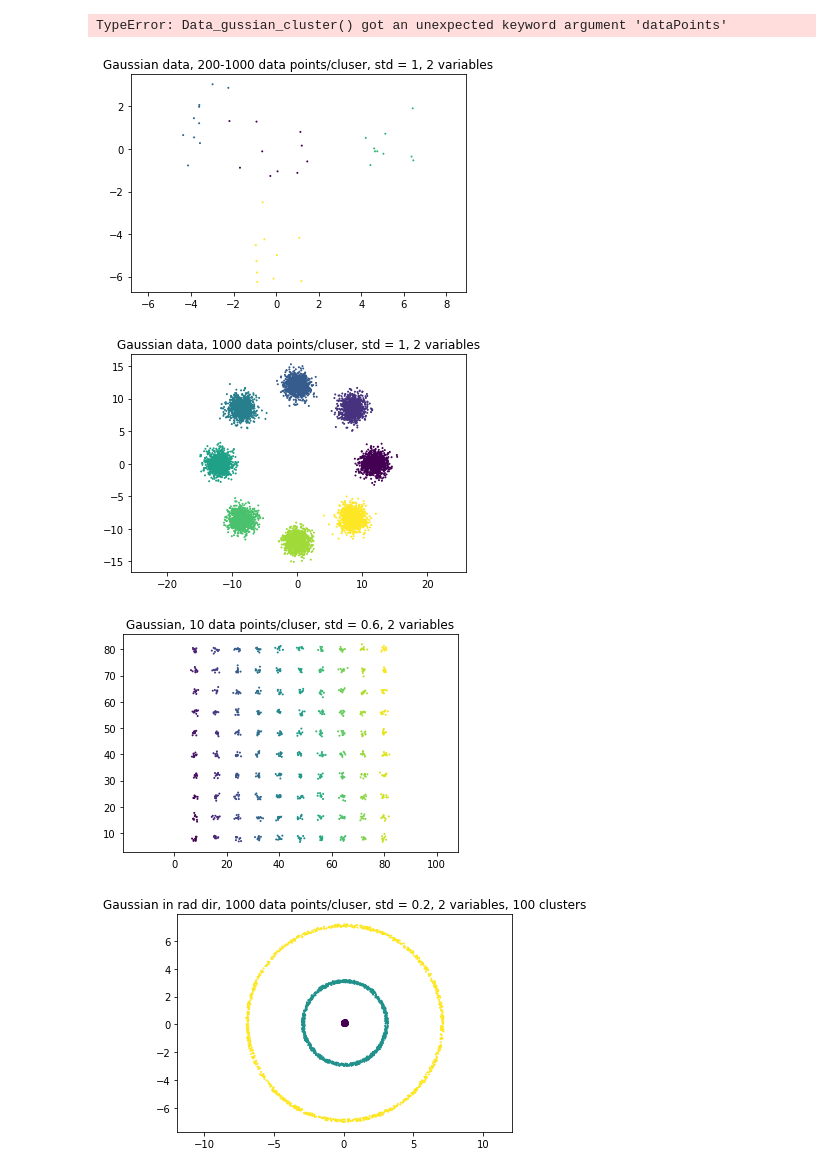
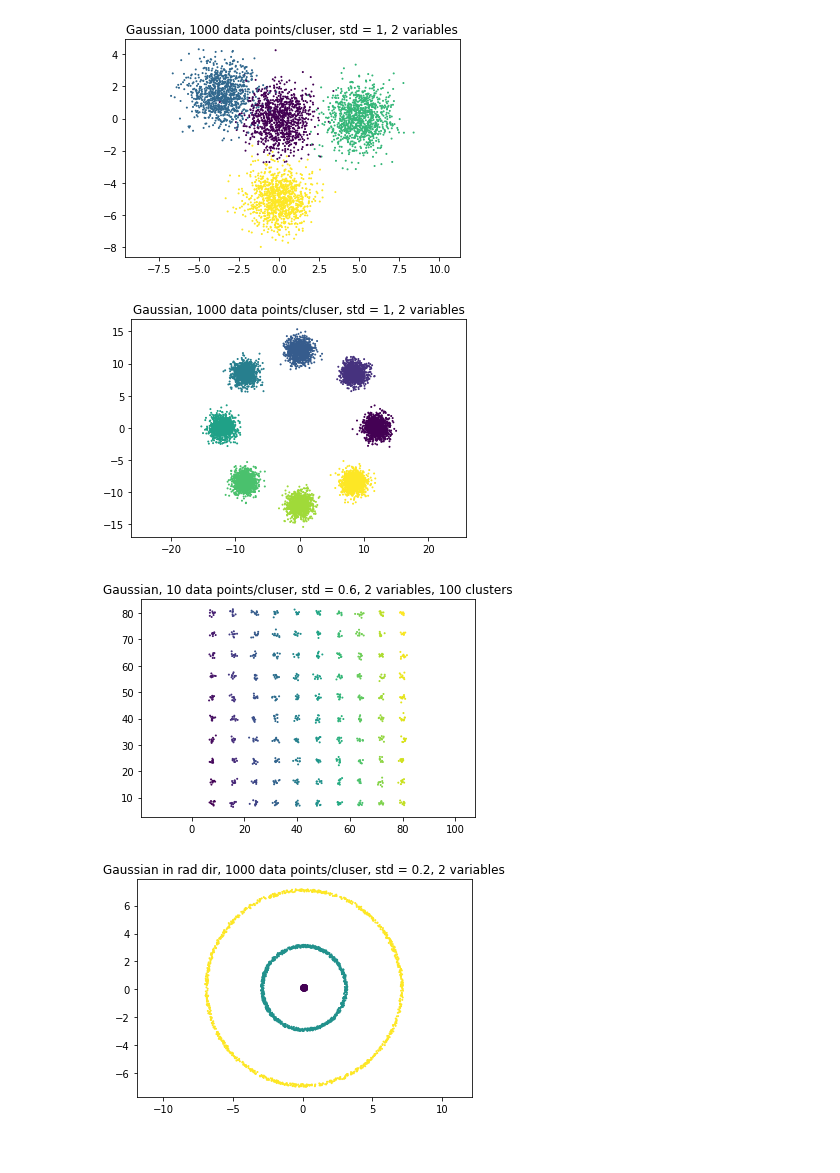
Before and after one commit to edforsberg/MME440_Project2, a Jupyter notebook: ErikF_BIC_Method.ipynb, the cells around one changed output. Saved outputs shown, nothing was run; the diff lists cells and outputs as text; code cells hidden in the pictures.

Commit message:
added figures

```diff
--- a/ErikF_BIC_Method.ipynb
+++ b/ErikF_BIC_Method.ipynb
@@ -12,7 +12,7 @@ import warnings
 warnings.filterwarnings('ignore')
 from mpl_toolkits.mplot3d import Axes3D
 # %%
-data1, c1 = df.Data_gussian_cluster(dataPoints = [200, 500, 800, 1000])
+data1, c1 = df.Data_gussian_cluster(nr_data_points = 1000)
 data2, c2 = df.Data_separated_clusters()
 data3, c3 = df.Gaussian_cluster_grid(grid_size=10, scale=8, nr_data_points=10, sigma=0.6)
 data4, c4 = df.ThreeCirclesData()
@@ -20,36 +20,34 @@ data4, c4 = df.ThreeCirclesData()
 data5_grid = 4
 data5_nr_features = 3
 data5, c5 = df.Gaussian_cluster_grid(grid_size=data5_grid, scale=25, nr_data_points=10, nr_features=data5_nr_features, sigma=0.5)
-# %% [output]
-TypeError: Data_gussian_cluster() got an unexpected keyword argument 'dataPoints'
 # %%
 plt.scatter(data1[:,0],data1[:,1],s=1,c=c1)
-plt.title('Gaussian data, 200-1000 data points/cluser, std = 1, 2 variables')
+plt.title('Gaussian, 1000 data points/cluser, std = 1, 2 variables')
 plt.axis('equal')
 plt.show()
 plt.scatter(data2[:,0],data2[:,1],s=1,c=c2)
-plt.title('Gaussian data, 1000 data points/cluser, std = 1, 2 variables')
+plt.title('Gaussian, 1000 data points/cluser, std = 1, 2 variables')
 plt.axis('equal')
 plt.show()
 plt.scatter(data3[:,0],data3[:,1],s=1,c=c3)
-plt.title('Gaussian, 10 data points/cluser, std = 0.6, 2 variables')
+plt.title('Gaussian, 10 data points/cluser, std = 0.6, 2 variables, 100 clusters')
 plt.axis('equal')
 plt.show()
 plt.scatter(data4[:,0],data4[:,1],s=1,c=c4)
 plt.axis('equal')
-plt.title('Gaussian in rad dir, 1000 data points/cluser, std = 0.2, 2 variables, 100 clusters')
+plt.title('Gaussian in rad dir, 1000 data points/cluser, std = 0.2, 2 variables')
 plt.show()
 
 fig = plt.figure()
 ax = Axes3D(fig)
 ax.scatter(data5[:,0], data5[:,1], data5[:,2], c=c5, s=1)
 plt.title('Gaussian, 10 data points/cluser, std = 0.5, 5 variables, 1024 clusters')
 plt.show()
 # %% [output]
-[figure, old version]
+[figure, new version]
-[figure, old version]
+[figure, new version]
-[figure, old version]
+[figure, new version]
-[figure, old version]
+[figure, new version]
 [figure]
 # %%
 def ComputeBIC_kmeans(kmeans, data):
```
Also changed, not shown: 5 other files.
